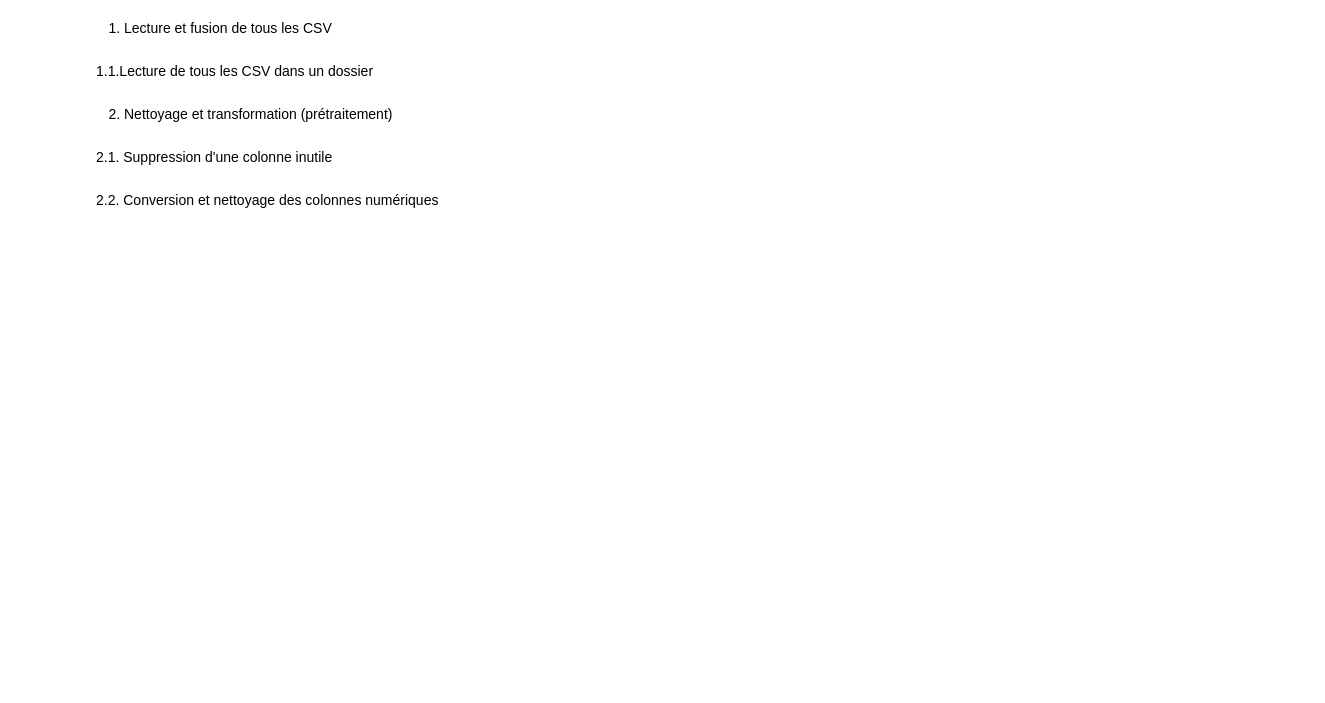
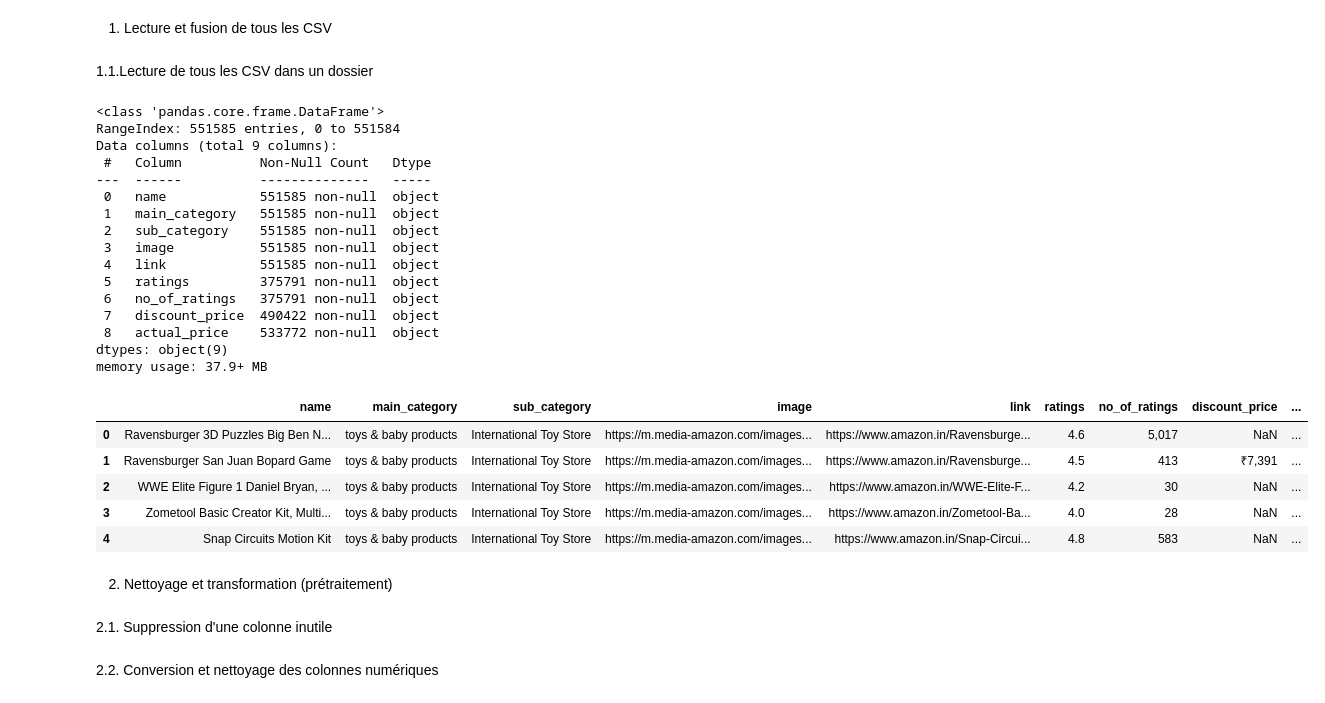
Before and after one commit to cyrileoppo/machine_learning_course, a Jupyter notebook: projet/project.ipynb, the cells around one changed output. Cells and saved outputs as stored; diff of their text form; code cells hidden in the pictures; blank space fills up the shorter version.

```diff
--- a/projet/project.ipynb
+++ b/projet/project.ipynb
@@ -11,16 +11,39 @@ import os
 # %%
 sns.set(style="whitegrid")
 folder_path = "/home/20016340/PycharmProjects/machine_learning_course/projet/categories"
 csv_files = [f for f in os.listdir(folder_path) if f.endswith(".csv")]
 df_list = []
 for file in csv_files:
     file_path = os.path.join(folder_path, file)
     temp_df = pd.read_csv(file_path)
     df_list.append(temp_df)
 
 df_combined = pd.concat(df_list, axis=0, ignore_index=True)
-print(df_combined.info())
-print(df_combined.head())
+df_combined.info()
+df_combined.head()
+# %% [output]
+<class 'pandas.core.frame.DataFrame'>
+RangeIndex: 551585 entries, 0 to 551584
+Data columns (total 9 columns):
+ #   Column          Non-Null Count   Dtype
+---  ------          --------------   -----
+ 0   name            551585 non-null  object
+ 1   main_category   551585 non-null  object
+ 2   sub_category    551585 non-null  object
+ 3   image           551585 non-null  object
+ 4   link            551585 non-null  object
+ 5   ratings         375791 non-null  object
+ 6   no_of_ratings   375791 non-null  object
+ 7   discount_price  490422 non-null  object
+ 8   actual_price    533772 non-null  object
+dtypes: object(9)
+memory usage: 37.9+ MB
+|  | name | main_category | sub_category | image | link | ratings | no_of_ratings | discount_price | ... |
+| 0 | Ravensburger 3D Puzzles Big Ben N... | toys & baby products | International Toy Store | https://m.media-amazon.com/images... | https://www.amazon.in/Ravensburge... | 4.6 | 5,017 | NaN | ... |
+| 1 | Ravensburger San Juan Bopard Game | toys & baby products | International Toy Store | https://m.media-amazon.com/images... | https://www.amazon.in/Ravensburge... | 4.5 | 413 | ₹7,391 | ... |
+| 2 | WWE Elite Figure 1 Daniel Bryan, ... | toys & baby products | International Toy Store | https://m.media-amazon.com/images... | https://www.amazon.in/WWE-Elite-F... | 4.2 | 30 | NaN | ... |
+| 3 | Zometool Basic Creator Kit, Multi... | toys & baby products | International Toy Store | https://m.media-amazon.com/images... | https://www.amazon.in/Zometool-Ba... | 4.0 | 28 | NaN | ... |
+| 4 | Snap Circuits Motion Kit | toys & baby products | International Toy Store | https://m.media-amazon.com/images... | https://www.amazon.in/Snap-Circui... | 4.8 | 583 | NaN | ... |
 # %% [markdown]
 2. Nettoyage et transformation (prétraitement)
 # %% [markdown]
```
Also changed, not shown: parts of 9 cells of this notebook.
